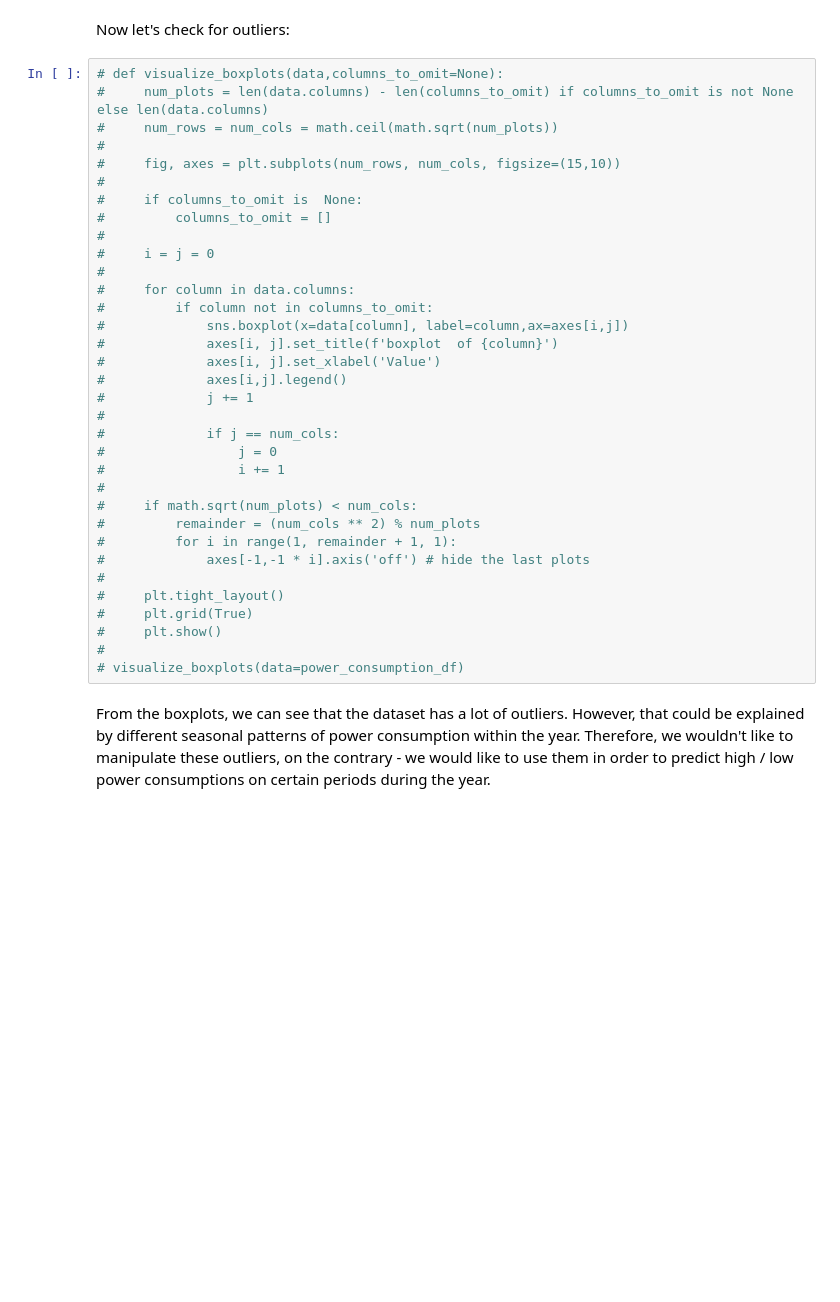
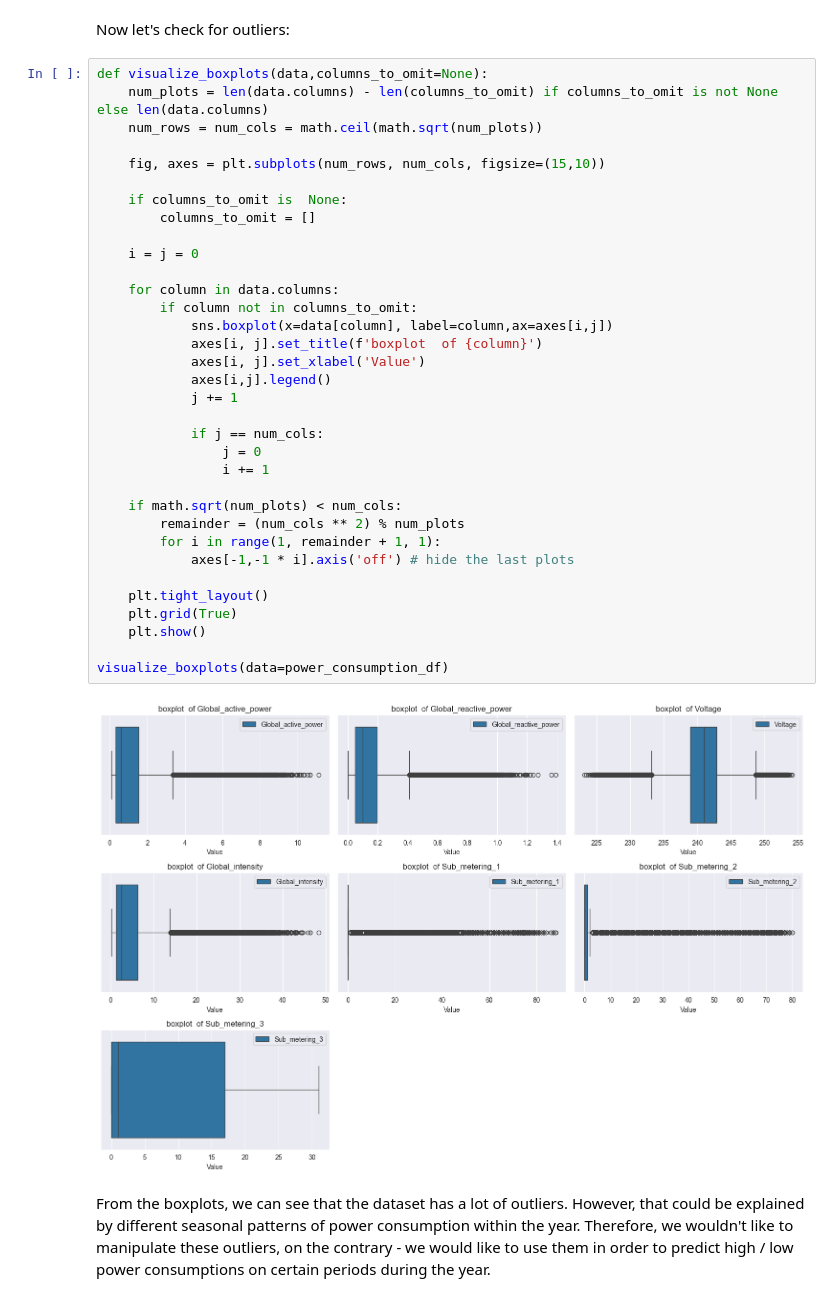
Before and after one commit to BarackSamuni/Data_science_lab2_homework2_solution, a Jupyter notebook: Homework2_solution.ipynb, the cells around one changed output. Cells and saved outputs as stored; diff of their text form; blank space fills up the shorter version.

```diff
--- a/Homework2_solution.ipynb
+++ b/Homework2_solution.ipynb
@@ -270,39 +274,41 @@ We can see that all the measurements columns has missing values, all with the sa
 # %% [markdown]
 Now let's check for outliers:
 # %%
-# def visualize_boxplots(data,columns_to_omit=None):
-#     num_plots = len(data.columns) - len(columns_to_omit) if columns_to_omit is not None else len(data.columns)
-#     num_rows = num_cols = math.ceil(math.sqrt(num_plots))
-#
-#     fig, axes = plt.subplots(num_rows, num_cols, figsize=(15,10))
-#
-#     if columns_to_omit is  None:
-#         columns_to_omit = []
-#
-#     i = j = 0
-#
-#     for column in data.columns:
-#         if column not in columns_to_omit:
-#             sns.boxplot(x=data[column], label=column,ax=axes[i,j])
-#             axes[i, j].set_title(f'boxplot  of {column}')
-#             axes[i, j].set_xlabel('Value')
-#             axes[i,j].legend()
-#             j += 1
-#
-#             if j == num_cols:
-#                 j = 0
-#                 i += 1
-#
-#     if math.sqrt(num_plots) < num_cols:
-#         remainder = (num_cols ** 2) % num_plots
-#         for i in range(1, remainder + 1, 1):
-#             axes[-1,-1 * i].axis('off') # hide the last plots
-#
-#     plt.tight_layout()
-#     plt.grid(True)
-#     plt.show()
-#
-# visualize_boxplots(data=power_consumption_df)
+def visualize_boxplots(data,columns_to_omit=None):
+    num_plots = len(data.columns) - len(columns_to_omit) if columns_to_omit is not None else len(data.columns)
+    num_rows = num_cols = math.ceil(math.sqrt(num_plots))
+
+    fig, axes = plt.subplots(num_rows, num_cols, figsize=(15,10))
+
+    if columns_to_omit is  None:
+        columns_to_omit = []
+
+    i = j = 0
+
+    for column in data.columns:
+        if column not in columns_to_omit:
+            sns.boxplot(x=data[column], label=column,ax=axes[i,j])
+            axes[i, j].set_title(f'boxplot  of {column}')
+            axes[i, j].set_xlabel('Value')
+            axes[i,j].legend()
+            j += 1
+
+            if j == num_cols:
+                j = 0
+                i += 1
+
+    if math.sqrt(num_plots) < num_cols:
+        remainder = (num_cols ** 2) % num_plots
+        for i in range(1, remainder + 1, 1):
+            axes[-1,-1 * i].axis('off') # hide the last plots
+
+    plt.tight_layout()
+    plt.grid(True)
+    plt.show()
+
+visualize_boxplots(data=power_consumption_df)
+# %% [output]
+[figure, added]
 # %% [markdown]
 From the boxplots, we can see that the dataset has a lot of outliers. However, that could be explained by different seasonal patterns of power consumption within the year. Therefore, we wouldn't like to manipulate these outliers, on the contrary - we would like to use them in order to predict high / low power consumptions on certain periods during the year.
 # %% [markdown]
```
Also changed, not shown: parts of 4 cells of this notebook, 1 other file.
